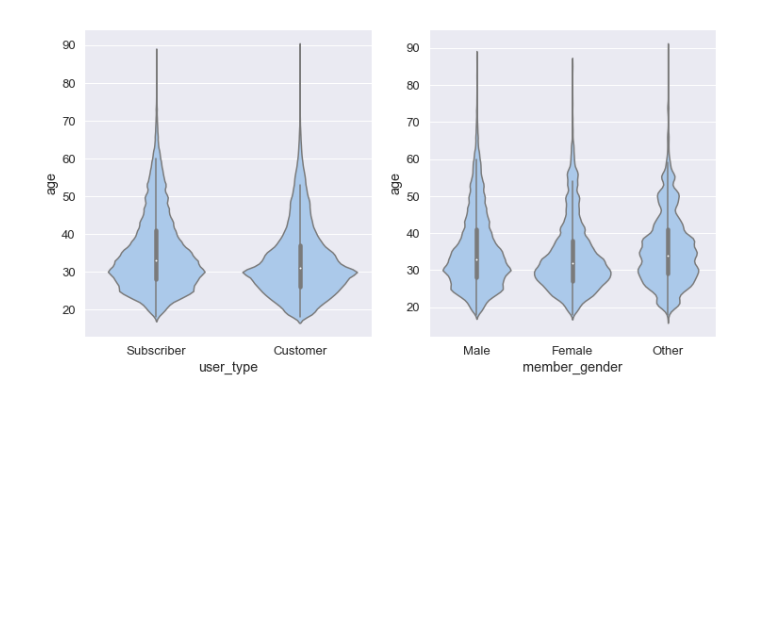
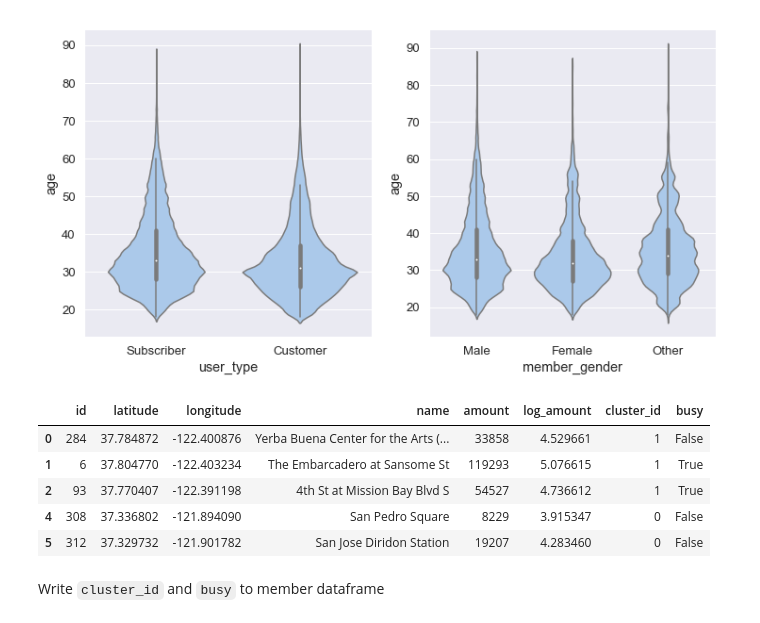
Before and after one commit to resa89/DataAnalystND, a Jupyter notebook: 07_CommunicatingDataFindings/wrangle_act.ipynb, the cells around one changed output. Drawn from its saved outputs; the diff is of its cells as text; code cells hidden in the pictures; blank space fills up the shorter version.

```diff
--- a/07_CommunicatingDataFindings/wrangle_act.ipynb
+++ b/07_CommunicatingDataFindings/wrangle_act.ipynb
@@ -446,3 +507,0 @@ array(['No', 'Yes', nan], dtype=object)
-# %%
-rent_clean['bike_share_for_all_trip'].replace({'Yes': True, 'No': False}, inplace=True)
-#rent_clean['bike_share_for_all_trip'] = df_clean['bike_share_for_all_trip'].astype(bool)
@@ -594,2 +629,5 @@ Missing in rent_clean start:  0
+# %%
+rent_clean['start_station_id'] = rent_clean['start_station_id'].astype(int)
+rent_clean['end_station_id'] = rent_clean['end_station_id'].astype(int)
 # %% [markdown]
 <span style="color:LightSeaGreen">Test:</span>
@@ -1295,3 +1328,5 @@ ax.set_xlim(rush_stations['latitude'].min(), rush_stations['latitude'].max())
 ax.set_title("New Feature: cluster of locations");
 # %% [output]
 [figure]
+# %%
+clustered_stations['cluster_id'] = clustered_stations['cluster_id'].replace({0: 'San_Jose', 1: 'San_Francisco', 2: 'East_Bay'})
@@ -1470,3 +1512,14 @@ plt.ylim(ax1.get_ylim()) # set y-axis limits to be same as left plot
 # %% [output]
 (11.999026155655747, 95.00097384434426)
 [figure]
+# %%
+rent_short.head()
+# %% [output]
+|  | id | latitude | longitude | name | amount | log_amount | cluster_id | busy |
+| 0 | 284 | 37.784872 | -122.400876 | Yerba Buena Center for the Arts (... | 33858 | 4.529661 | 1 | False |
+| 1 | 6 | 37.804770 | -122.403234 | The Embarcadero at Sansome St | 119293 | 5.076615 | 1 | True |
+| 2 | 93 | 37.770407 | -122.391198 | 4th St at Mission Bay Blvd S | 54527 | 4.736612 | 1 | True |
+| 4 | 308 | 37.336802 | -121.894090 | San Pedro Square | 8229 | 3.915347 | 0 | False |
+| 5 | 312 | 37.329732 | -121.901782 | San Jose Diridon Station | 19207 | 4.283460 | 0 | False |
+# %% [markdown]
+Write `cluster_id` and `busy` to member dataframe
```
Also changed, not shown: parts of 39 cells of this notebook.
